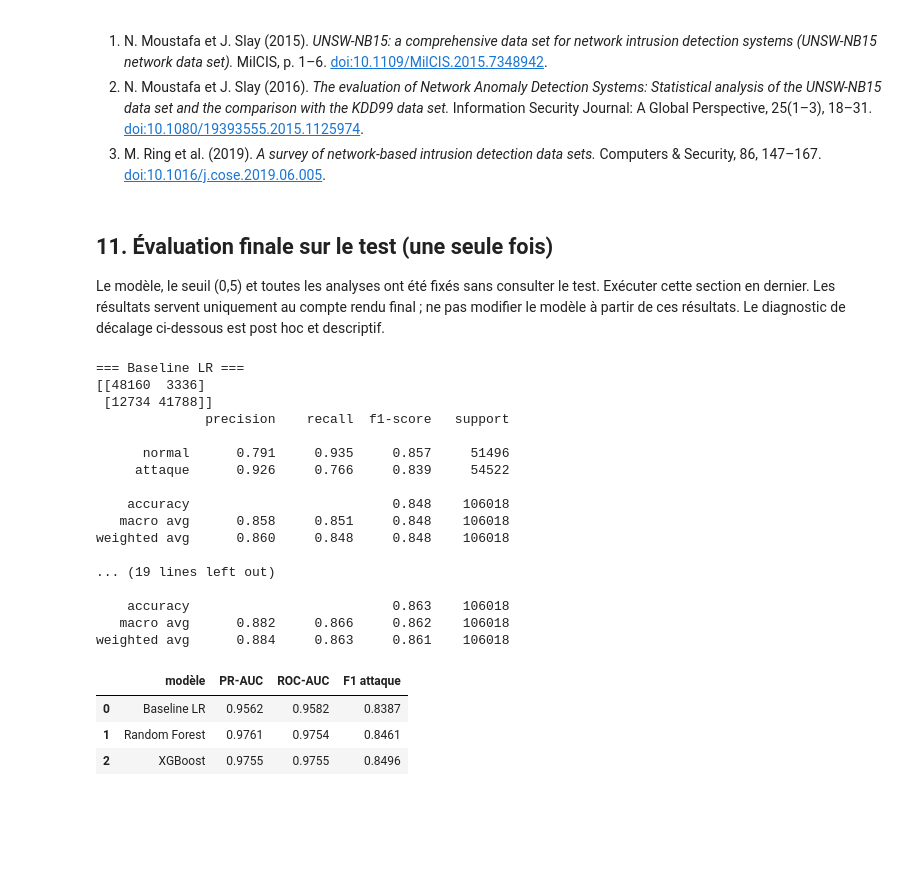
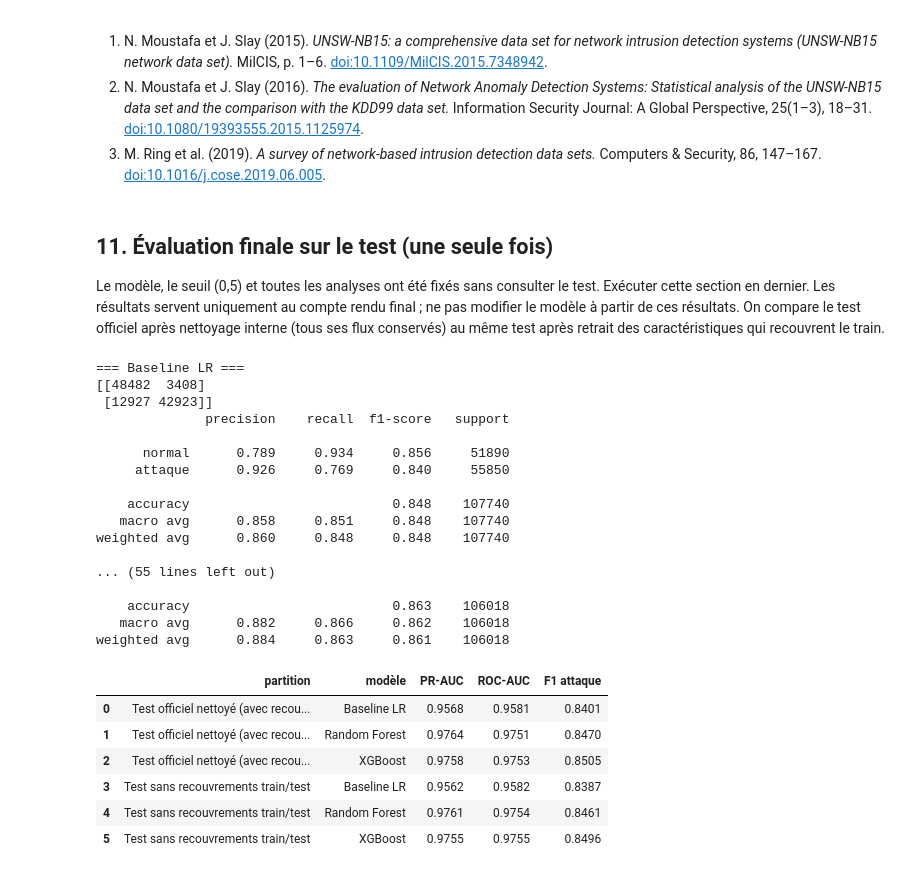
Before and after one commit to Ranim-jb/projet-ml-ids-, a Jupyter notebook: projet1_unsw_nb15_interpretabilite.ipynb, the cells around one changed output. Cells and saved outputs as stored; diff of their text form; code cells hidden in the pictures; blank space fills up the shorter version.

```diff
--- a/projet1_unsw_nb15_interpretabilite.ipynb
+++ b/projet1_unsw_nb15_interpretabilite.ipynb
@@ -84,6 +85,7 @@ def clean(df):
     return df
 
 tr = clean(raw_tr); te = clean(raw_te)
+te_official = te.copy()  # partition officielle nettoyée, avant retrait des recouvrements train/test
 
 # doublons ENTRE train et test (fuite directe) : on les retire du test
 feat_cols = [c for c in tr.columns if c not in ("label", "attack_cat")]
@@ -111,6 +113,8 @@ X_all = tr.drop(columns=["label", "attack_cat"])
 X_train, X_val, y_train, y_val = train_test_split(
     X_all, y_all, test_size=0.2, stratify=y_all, random_state=SEED)
 X_test, y_test = te.drop(columns=["label", "attack_cat"]), te["label"]
+X_test_official = te_official.drop(columns=["label", "attack_cat"])
+y_test_official = te_official["label"]
 attack_cat_val = tr.loc[X_val.index, "attack_cat"].reset_index(drop=True)
 
 cat_cols = X_train.select_dtypes(include="object").columns.tolist()
@@ -426,35 +439,44 @@ Jaccard moyen du top-10 : 1.0
 # %% [markdown]
 ## 11. Évaluation finale sur le test (une seule fois)
 
-Le modèle, le seuil (0,5) et toutes les analyses ont été fixés sans consulter le test. Exécuter cette section en dernier. Les résultats servent uniquement au compte rendu final ; ne pas modifier le modèle à partir de ces résultats. Le diagnostic de décalage ci-dessous est post hoc et descriptif.
+Le modèle, le seuil (0,5) et toutes les analyses ont été fixés sans consulter le test. Exécuter cette section en dernier. Les résultats servent uniquement au compte rendu final ; ne pas modifier le modèle à partir de ces résultats. On compare le test officiel après nettoyage interne (tous ses flux conservés) au même test après retrait des caractéristiques qui recouvrent le train.
 # %%
-test_rows = [report("Baseline LR", y_test, baseline.predict_proba(X_test)[:, 1]),
-             report("Random Forest", y_test, rf.predict_proba(Xte_t)[:, 1]),
-             report("XGBoost", y_test, xgb.predict_proba(Xte_t)[:, 1])]
-test_tab = pd.DataFrame(test_rows).round(4)
+test_official_rows = [report("Baseline LR", y_test_official, baseline.predict_proba(X_test_official)[:, 1]),
+                      report("Random Forest", y_test_official, rf.predict_proba(Xte_official_t)[:, 1]),
+                      report("XGBoost", y_test_official, xgb.predict_proba(Xte_official_t)[:, 1])]
+test_dedup_rows = [report("Baseline LR", y_test, baseline.predict_proba(X_test)[:, 1]),
+                   report("Random Forest", y_test, rf.predict_proba(Xte_t)[:, 1]),
+                   report("XGBoost", y_test, xgb.predict_proba(Xte_t)[:, 1])]
+test_tab = pd.concat([
+    pd.DataFrame(test_official_rows).assign(partition="Test officiel nettoyé (avec recouvrements)"),
+    pd.DataFrame(test_dedup_rows).assign(partition="Test sans recouvrements train/test"),
+], ignore_index=True)[["partition", "modèle", "PR-AUC", "ROC-AUC", "F1 attaque"]].round(4)
 test_tab
 # %% [output]
 === Baseline LR ===
-[[48160  3336]
- [12734 41788]]
+[[48482  3408]
+ [12927 42923]]
               precision    recall  f1-score   support
 
-      normal      0.791     0.935     0.857     51496
-     attaque      0.926     0.766     0.839     54522
+      normal      0.789     0.934     0.856     51890
+     attaque      0.926     0.769     0.840     55850
 
-    accuracy                          0.848    106018
-   macro avg      0.858     0.851     0.848    106018
-weighted avg      0.860     0.848     0.848    106018
+    accuracy                          0.848    107740
+   macro avg      0.858     0.851     0.848    107740
+weighted avg      0.860     0.848     0.848    107740
 
-... (19 lines left out)
+... (55 lines left out)
 
     accuracy                          0.863    106018
    macro avg      0.882     0.866     0.862    106018
 weighted avg      0.884     0.863     0.861    106018
-|  | modèle | PR-AUC | ROC-AUC | F1 attaque |
-| 0 | Baseline LR | 0.9562 | 0.9582 | 0.8387 |
-| 1 | Random Forest | 0.9761 | 0.9754 | 0.8461 |
-| 2 | XGBoost | 0.9755 | 0.9755 | 0.8496 |
+|  | partition | modèle | PR-AUC | ROC-AUC | F1 attaque |
+| 0 | Test officiel nettoyé (avec recou... | Baseline LR | 0.9568 | 0.9581 | 0.8401 |
+| 1 | Test officiel nettoyé (avec recou... | Random Forest | 0.9764 | 0.9751 | 0.8470 |
+| 2 | Test officiel nettoyé (avec recou... | XGBoost | 0.9758 | 0.9753 | 0.8505 |
+| 3 | Test sans recouvrements train/test | Baseline LR | 0.9562 | 0.9582 | 0.8387 |
+| 4 | Test sans recouvrements train/test | Random Forest | 0.9761 | 0.9754 | 0.8461 |
+| 5 | Test sans recouvrements train/test | XGBoost | 0.9755 | 0.9755 | 0.8496 |
 # %%
 from pathlib import Path
 from scipy.stats import ks_2samp
```
Also changed, not shown: parts of 7 cells of this notebook, 2 other files.
